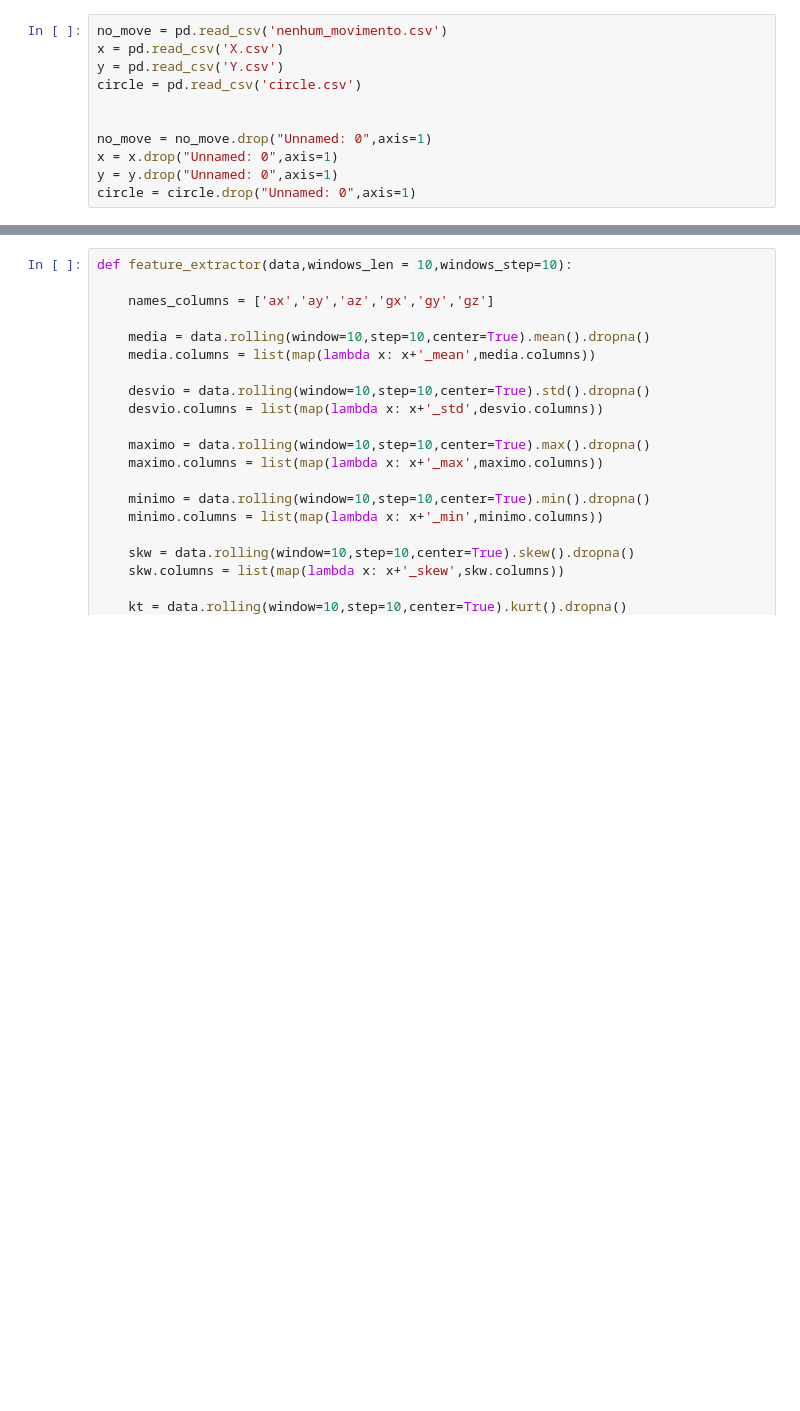
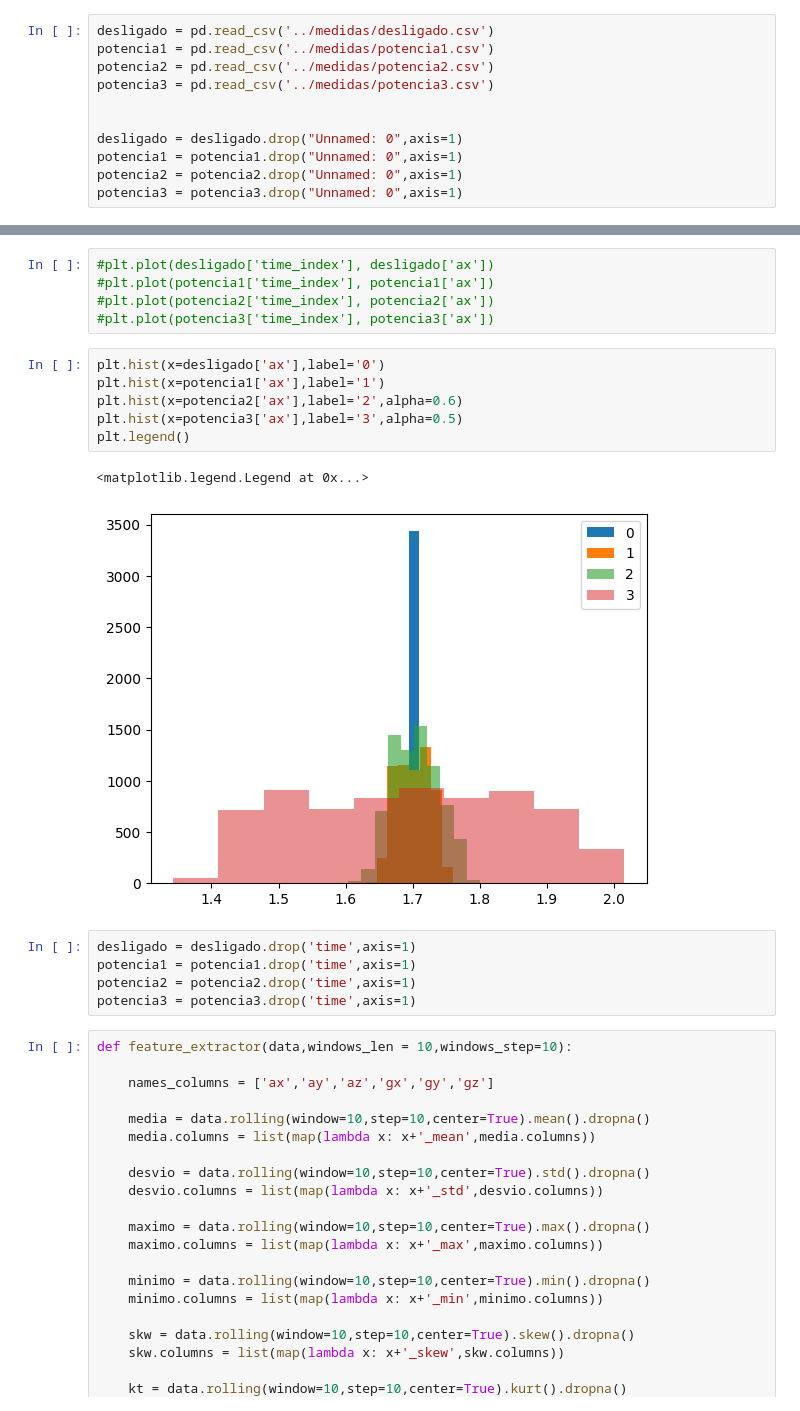
Before and after one commit to Alexandre-Esposte/AIOT, a Jupyter notebook: notebooks/modelagem.ipynb, the cells around one changed output, grey strips where cells are left out. Saved outputs shown, nothing was run; the diff lists cells and outputs as text; blank space fills up the shorter version.

Commit message:
scripts e medidas

```diff
--- a/notebooks/modelagem.ipynb
+++ b/notebooks/modelagem.ipynb
@@ -7,11 +8,11 @@ from everywhereml.code_generators.tensorflow import tf_porter
 # %%
-no_move = pd.read_csv('nenhum_movimento.csv')
-x = pd.read_csv('X.csv')
-y = pd.read_csv('Y.csv')
-circle = pd.read_csv('circle.csv')
+desligado = pd.read_csv('../medidas/desligado.csv')
+potencia1 = pd.read_csv('../medidas/potencia1.csv')
+potencia2 = pd.read_csv('../medidas/potencia2.csv')
+potencia3 = pd.read_csv('../medidas/potencia3.csv')
 
 
-no_move = no_move.drop("Unnamed: 0",axis=1)
-x = x.drop("Unnamed: 0",axis=1)
-y = y.drop("Unnamed: 0",axis=1)
-circle = circle.drop("Unnamed: 0",axis=1)
+desligado = desligado.drop("Unnamed: 0",axis=1)
+potencia1 = potencia1.drop("Unnamed: 0",axis=1)
+potencia2 = potencia2.drop("Unnamed: 0",axis=1)
+potencia3 = potencia3.drop("Unnamed: 0",axis=1)
@@ -28,3 +29,22 @@ circle = circle.drop("Unnamed: 0",axis=1)
+# %%
+#plt.plot(desligado['time_index'], desligado['ax'])
+#plt.plot(potencia1['time_index'], potencia1['ax'])
+#plt.plot(potencia2['time_index'], potencia2['ax'])
+#plt.plot(potencia3['time_index'], potencia3['ax'])
+# %%
+plt.hist(x=desligado['ax'],label='0')
+plt.hist(x=potencia1['ax'],label='1')
+plt.hist(x=potencia2['ax'],label='2',alpha=0.6)
+plt.hist(x=potencia3['ax'],label='3',alpha=0.5)
+plt.legend()
+# %% [output]
+<matplotlib.legend.Legend at 0x...>
+[figure, added]
+# %%
+desligado = desligado.drop('time',axis=1)
+potencia1 = potencia1.drop('time',axis=1)
+potencia2 = potencia2.drop('time',axis=1)
+potencia3 = potencia3.drop('time',axis=1)
 # %%
 def feature_extractor(data,windows_len = 10,windows_step=10):
 
```
Also changed, not shown: parts of 19 cells of this notebook, 5 other files.
